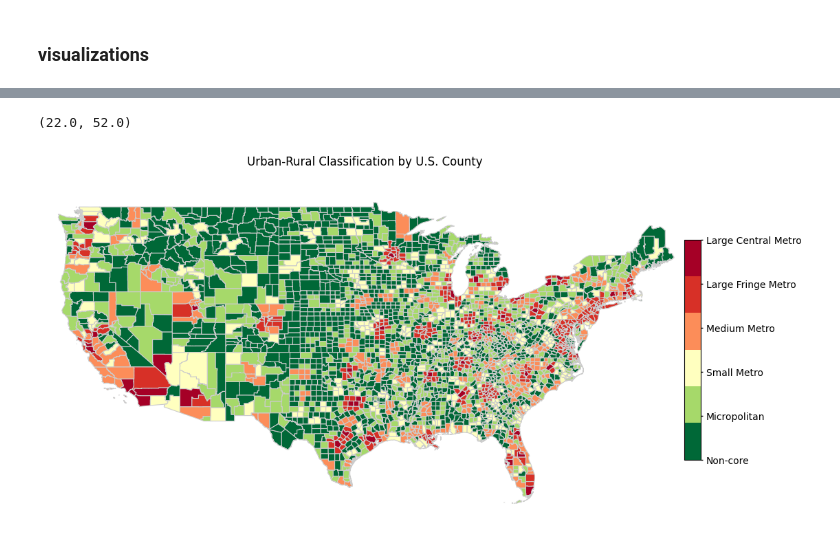
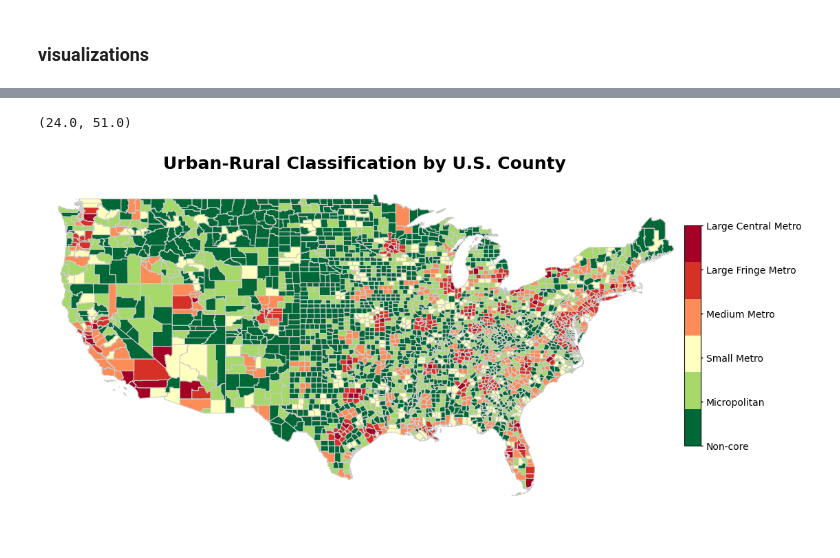
Before and after one commit to youribenadjaoud/mph-thesis, a Jupyter notebook: src/notebooks/county_level.ipynb, the cells around one changed output, grey strips where cells are left out. Drawn from its saved outputs; the diff is of its cells as text; code cells hidden in the pictures.

```diff
--- a/src/notebooks/county_level.ipynb
+++ b/src/notebooks/county_level.ipynb
@@ -836,17 +731,13 @@ demographics["non_white"] = demographics.loc[:, non_white].sum(axis=1)
 # %%
 # simplify age as below or above 60 years old
 
-age_over_60 = [
-    "male_60_and_61",
-    "male_62_to_64",
+age_over_65 = [
     "male_65_and_66",
     "male_67_to_69",
     "male_70_to_74",
     "male_75_to_79",
     "male_80_to_84",
     "male_85_years_and_over",
-    "female_60_and_61",
-    "female_62_to_64",
     "female_65_and_66",
     "female_67_to_69",
     "female_70_to_74",
@@ -855,7 +746,7 @@ age_over_60 = [
     "female_85_years_and_over",
 ]
 
-age_under_60 = [
+age_under_65 = [
     "male_under_5",
     "male_5_to_9",
     "male_10_to_14",
@@ -871,6 +762,8 @@ age_under_60 = [
     "male_45_to_49",
     "male_50_to_54",
     "male_55_to_59",
+    "male_60_and_61",
+    "male_62_to_64",
     "female_under_5",
     "female_5_to 9",
     "female_10_to 14",
@@ -886,10 +779,12 @@ age_under_60 = [
     "female_45_to_49",
     "female_50_to_54",
     "female_55_to_59",
+    "female_60_and_61",
+    "female_62_to_64",
 ]
 
-demographics["over_60"] = demographics.loc[:, age_over_60].sum(axis=1)
-demographics["under_60"] = demographics.loc[:, age_under_60].sum(axis=1)
+demographics["over_65"] = demographics.loc[:, age_over_65].sum(axis=1)
+demographics["under_65"] = demographics.loc[:, age_under_65].sum(axis=1)
 # %%
 # simplify education as either with or without bachelor's degree
 
@@ -924,6 +819,12 @@ bachelor_degree_plus = [
 
 demographics["degree"] = demographics.loc[:, bachelor_degree_plus].sum(axis=1)
 demographics["no_degree"] = demographics.loc[:, bachelor_degree_minus].sum(axis=1)
+# %%
+# set median income for $1,000 differences
+
+demographics["median_income_1000"] = (
+    demographics["median_household_income_in_the_past_12_months"] / 1000
+)
 # %%
 demographics
 # %% [output]
@@ -964,6 +865,12 @@ def add_zero(x):
 
 
 urban_rural["GEOID"] = urban_rural["GEOID"].apply(add_zero)
+# %%
+# create dummy codes for 6 categories
+
+ac_dummy = pd.get_dummies(urban_rural["area_code"], prefix="ac")
+
+urban_rural = pd.concat([urban_rural, ac_dummy], axis=1)
 # %%
 urban_rural
 # %% [output]
@@ -1311,2 +1477,10 @@ ax.set(title="Relationship between number of clinics and bivalent uptake")
 # %%
 final_map = pd.merge(us_map, final_df, on="GEOID", how="left")
+# %%
+# create a column with an interaction of multiple predictor variables
+
+final_map["interaction"] = (
+    final_map.bivalent_18plus_pct.values
+    * final_map.biden.values
+    * final_map.km2_area.values
+)
@@ -1381,34 +1582,36 @@ label_dict = {
     2: ("Large Fringe Metro", "#d73027"),
     3: ("Medium Metro", "#fc8d59"),
     4: ("Small Metro", "#ffffbf"),
     5: ("Micropolitan", "#a6d96a"),
     6: ("Non-core", "#006837"),
 }
 
 cmap = ListedColormap([val[1] for val in label_dict.values()])
 norm = plt.Normalize(vmin=1, vmax=len(label_dict))
 
 # plot the urban_rural classification on a map of the US
 fig, ax = plt.subplots(figsize=(12, 8))
 final_map.plot(column="area_code", cmap=cmap, linewidth=0.8, ax=ax, edgecolor="0.8")
 
 ticks = np.arange(len(label_dict)) + 1
 
 ticklabels = [val[0] for val in label_dict.values()]
 
 cbar_ax = fig.add_axes([0.9, 0.3, 0.02, 0.4])
 cbar = fig.colorbar(
     plt.cm.ScalarMappable(norm=norm, cmap=cmap), cax=cbar_ax, ticks=ticks
 )
 cbar.ax.set_yticklabels(ticklabels)
 cbar.ax.tick_params(direction="out", length=2, width=1, colors="black", labelsize=10)
 cbar.ax.invert_yaxis()
 
-ax.set_title("Urban-Rural Classification by U.S. County")
+ax.set_title(
+    "Urban-Rural Classification by U.S. County", fontsize=18, fontweight="bold"
+)
 ax.set_axis_off()
 
 ax.set_xlim([-126, -66])
-ax.set_ylim([22, 52])
+ax.set_ylim([24, 51])
 # %% [output]
-(22.0, 52.0)
+(24.0, 51.0)
-[figure, old version]
+[figure, new version]
```
Also changed, not shown: parts of 58 cells of this notebook.
